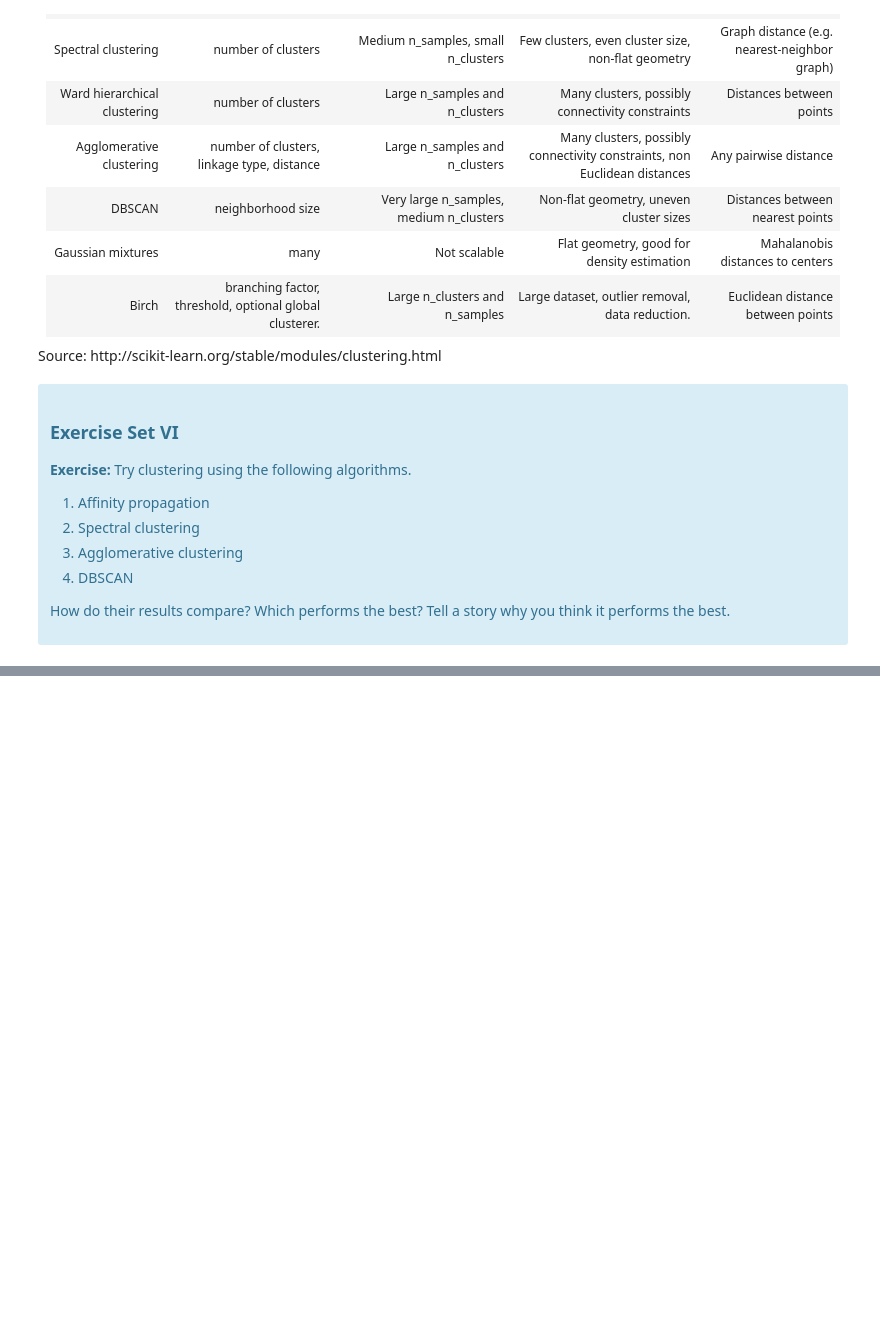
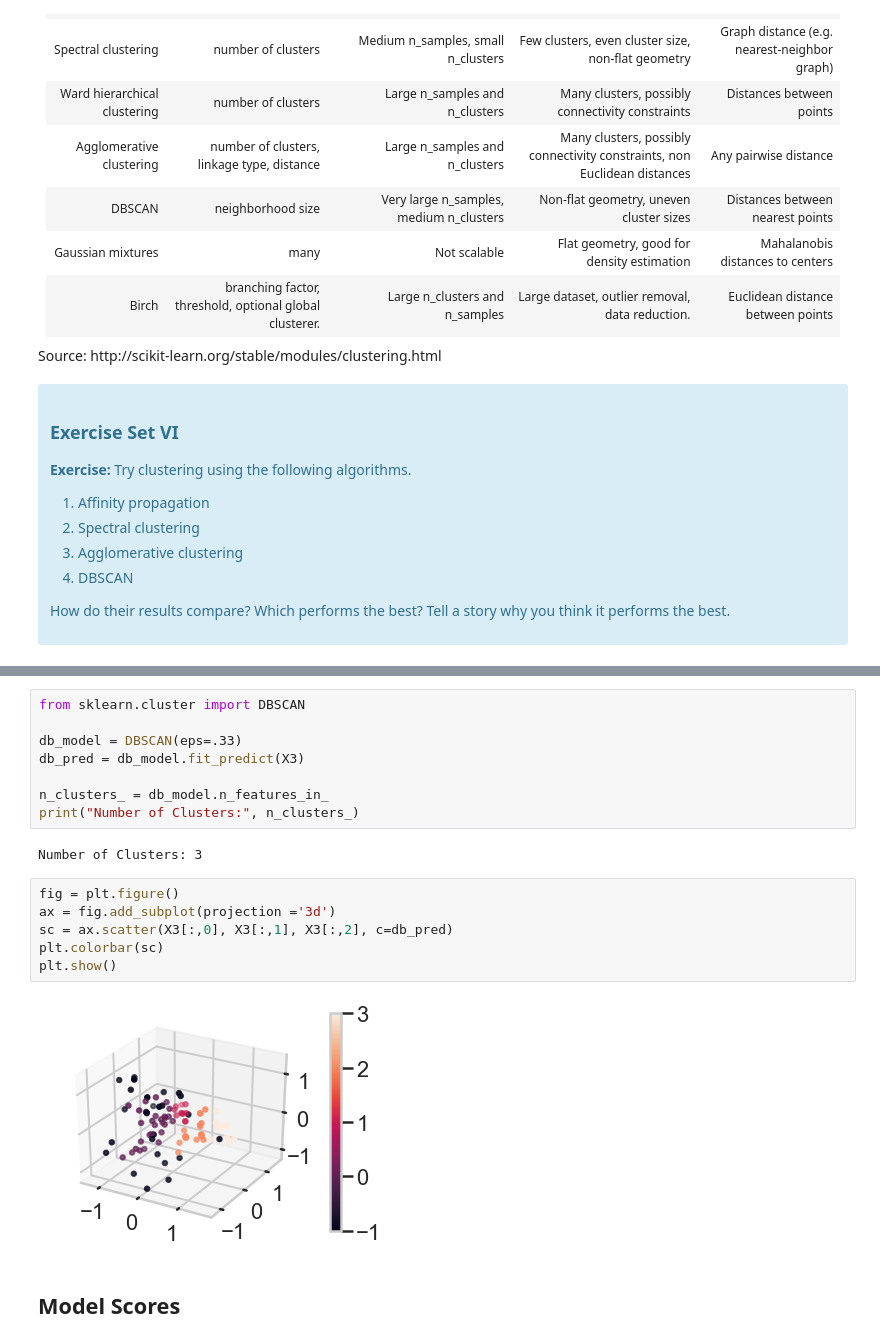
Before and after one commit to JessicaELewis/Clustering_Case_Study, a Jupyter notebook: Clustering Case Study - Customer Segmentation with K-Means - Tier 3.ipynb, the cells around one changed output, grey strips where cells are left out. Saved outputs shown, nothing was run; the diff lists cells and outputs as text; blank space fills up the shorter version.

```diff
--- a/Clustering Case Study - Customer Segmentation with K-Means - Tier 3.ipynb
+++ b/Clustering Case Study - Customer Segmentation with K-Means - Tier 3.ipynb
@@ -614,0 +744,20 @@ Source: http://scikit-learn.org/stable/modules/clustering.html
+# %%
+from sklearn.cluster import DBSCAN
+
+db_model = DBSCAN(eps=.33)
+db_pred = db_model.fit_predict(X3)
+
+n_clusters_ = db_model.n_features_in_
+print("Number of Clusters:", n_clusters_)
+# %% [output]
+Number of Clusters: 3
+# %%
+fig = plt.figure()
+ax = fig.add_subplot(projection ='3d')
+sc = ax.scatter(X3[:,0], X3[:,1], X3[:,2], c=db_pred)
+plt.colorbar(sc)
+plt.show()
+# %% [output]
+[figure, added]
+# %% [markdown]
+## Model Scores
```
Also changed, not shown: parts of 23 cells of this notebook.
